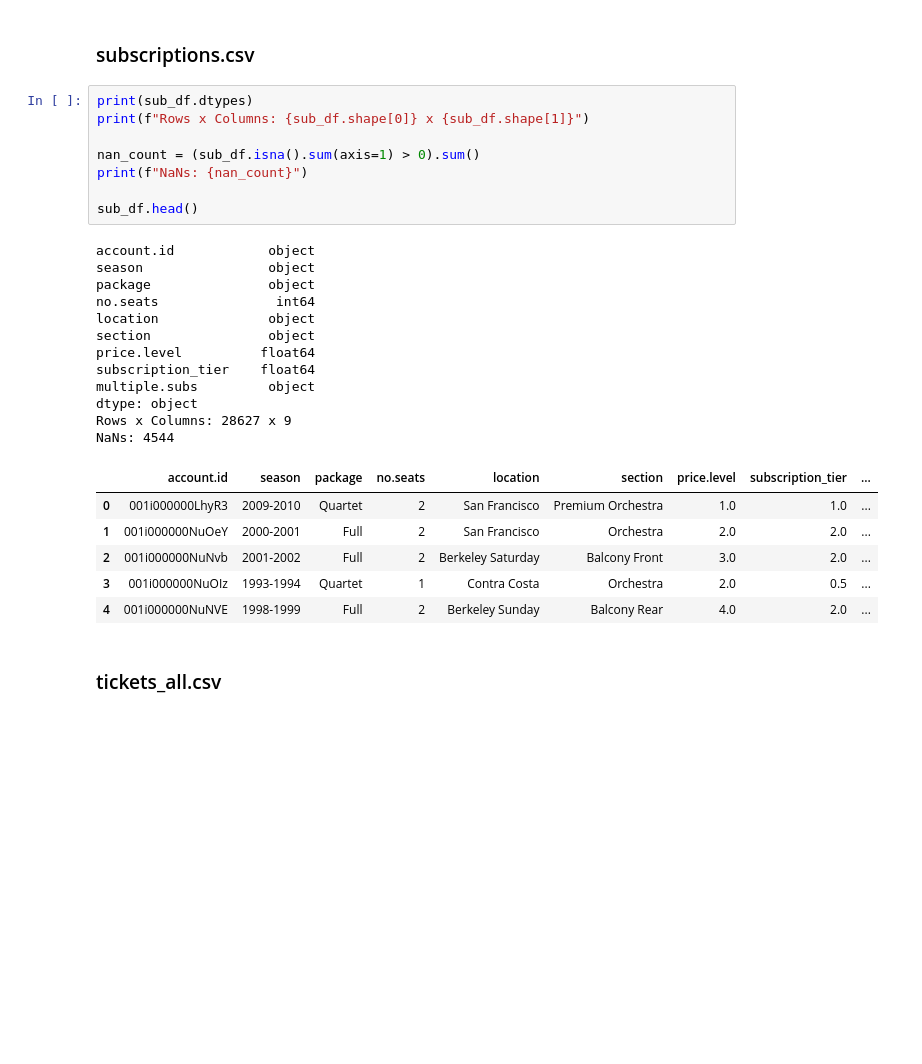
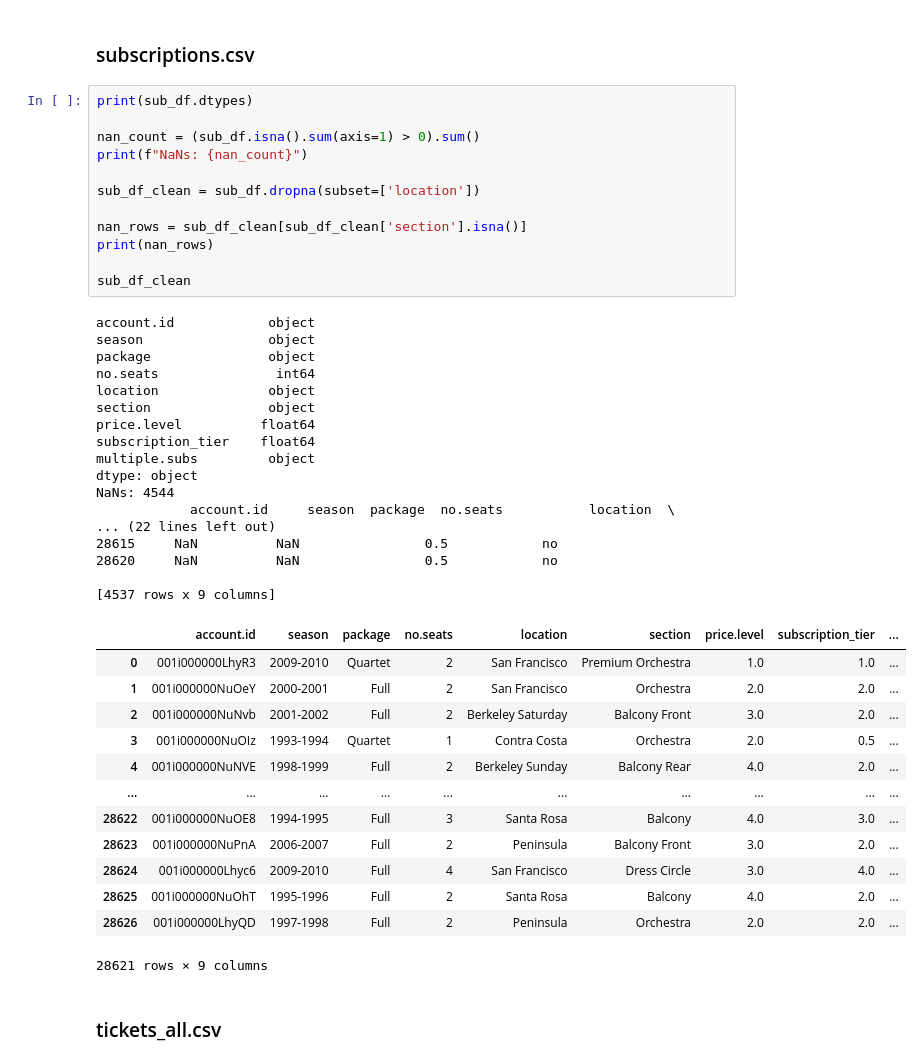
Before and after one commit to YKH2020/kaggle_competition, a Jupyter notebook: kaggle.ipynb, the cells around one changed output. Saved outputs shown, nothing was run; the diff lists cells and outputs as text; blank space fills up the shorter version.

```diff
--- a/kaggle.ipynb
+++ b/kaggle.ipynb
@@ -140,31 +194,47 @@ NaNs: 3
 ### subscriptions.csv
 # %%
 print(sub_df.dtypes)
-print(f"Rows x Columns: {sub_df.shape[0]} x {sub_df.shape[1]}")
 
 nan_count = (sub_df.isna().sum(axis=1) > 0).sum()
 print(f"NaNs: {nan_count}")
 
-sub_df.head()
+sub_df_clean = sub_df.dropna(subset=['location'])
+
+nan_rows = sub_df_clean[sub_df_clean['section'].isna()]
+print(nan_rows)
+
+sub_df_clean
 # %% [output]
 account.id            object
 season                object
 package               object
 no.seats               int64
 location              object
 section               object
 price.level          float64
 subscription_tier    float64
 multiple.subs         object
 dtype: object
-Rows x Columns: 28627 x 9
 NaNs: 4544
+            account.id     season  package  no.seats           location  \
+... (22 lines left out)
+28615     NaN          NaN                0.5            no
+28620     NaN          NaN                0.5            no
+
+[4537 rows x 9 columns]
 |  | account.id | season | package | no.seats | location | section | price.level | subscription_tier | ... |
 | 0 | 001i000000LhyR3 | 2009-2010 | Quartet | 2 | San Francisco | Premium Orchestra | 1.0 | 1.0 | ... |
 | 1 | 001i000000NuOeY | 2000-2001 | Full | 2 | San Francisco | Orchestra | 2.0 | 2.0 | ... |
 | 2 | 001i000000NuNvb | 2001-2002 | Full | 2 | Berkeley Saturday | Balcony Front | 3.0 | 2.0 | ... |
 | 3 | 001i000000NuOIz | 1993-1994 | Quartet | 1 | Contra Costa | Orchestra | 2.0 | 0.5 | ... |
 | 4 | 001i000000NuNVE | 1998-1999 | Full | 2 | Berkeley Sunday | Balcony Rear | 4.0 | 2.0 | ... |
+| ... | ... | ... | ... | ... | ... | ... | ... | ... | ... |
+| 28622 | 001i000000NuOE8 | 1994-1995 | Full | 3 | Santa Rosa | Balcony | 4.0 | 3.0 | ... |
+| 28623 | 001i000000NuPnA | 2006-2007 | Full | 2 | Peninsula | Balcony Front | 3.0 | 2.0 | ... |
+| 28624 | 001i000000Lhyc6 | 2009-2010 | Full | 4 | San Francisco | Dress Circle | 3.0 | 4.0 | ... |
+| 28625 | 001i000000NuOhT | 1995-1996 | Full | 2 | Santa Rosa | Balcony | 4.0 | 2.0 | ... |
+| 28626 | 001i000000LhyQD | 1997-1998 | Full | 2 | Peninsula | Orchestra | 2.0 | 2.0 | ... |
+28621 rows × 9 columns
 # %% [markdown]
 ### tickets_all.csv
 # %%
```
Also changed, not shown: parts of 18 cells of this notebook.
